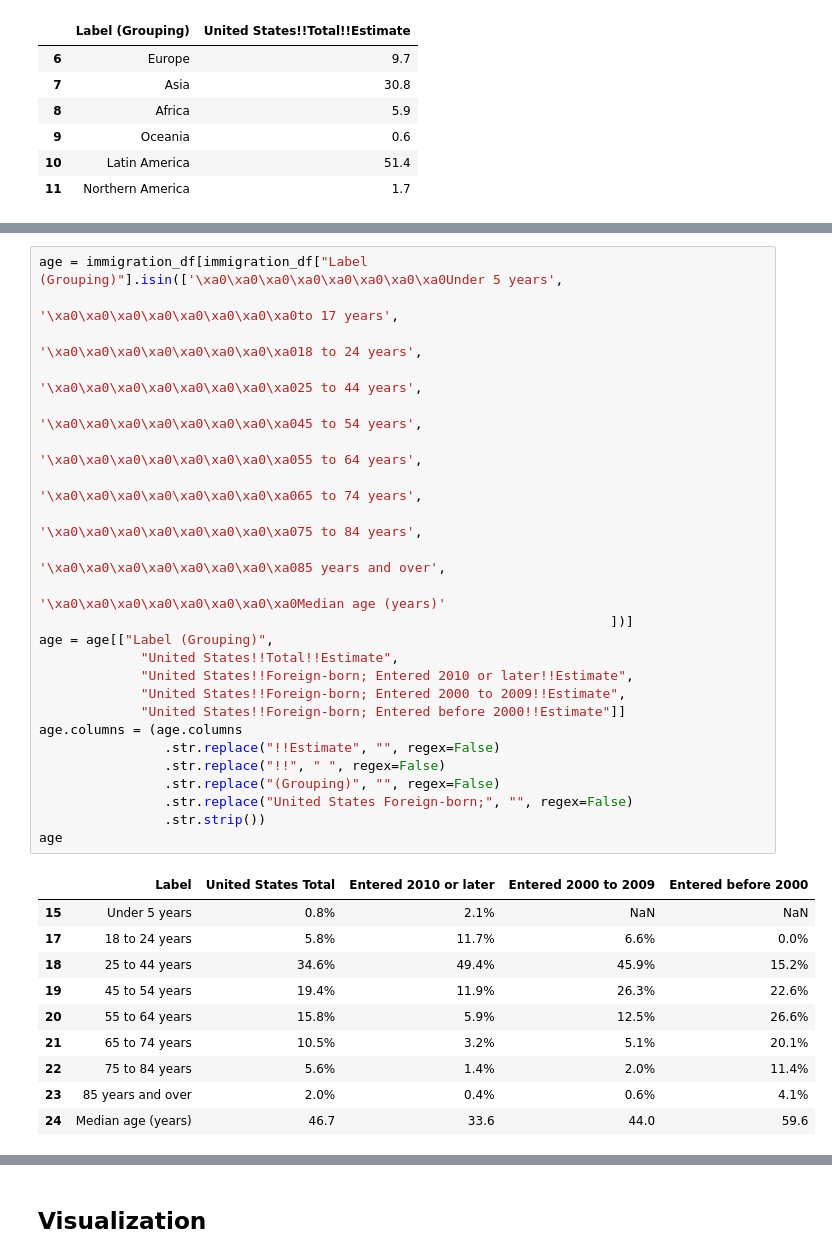
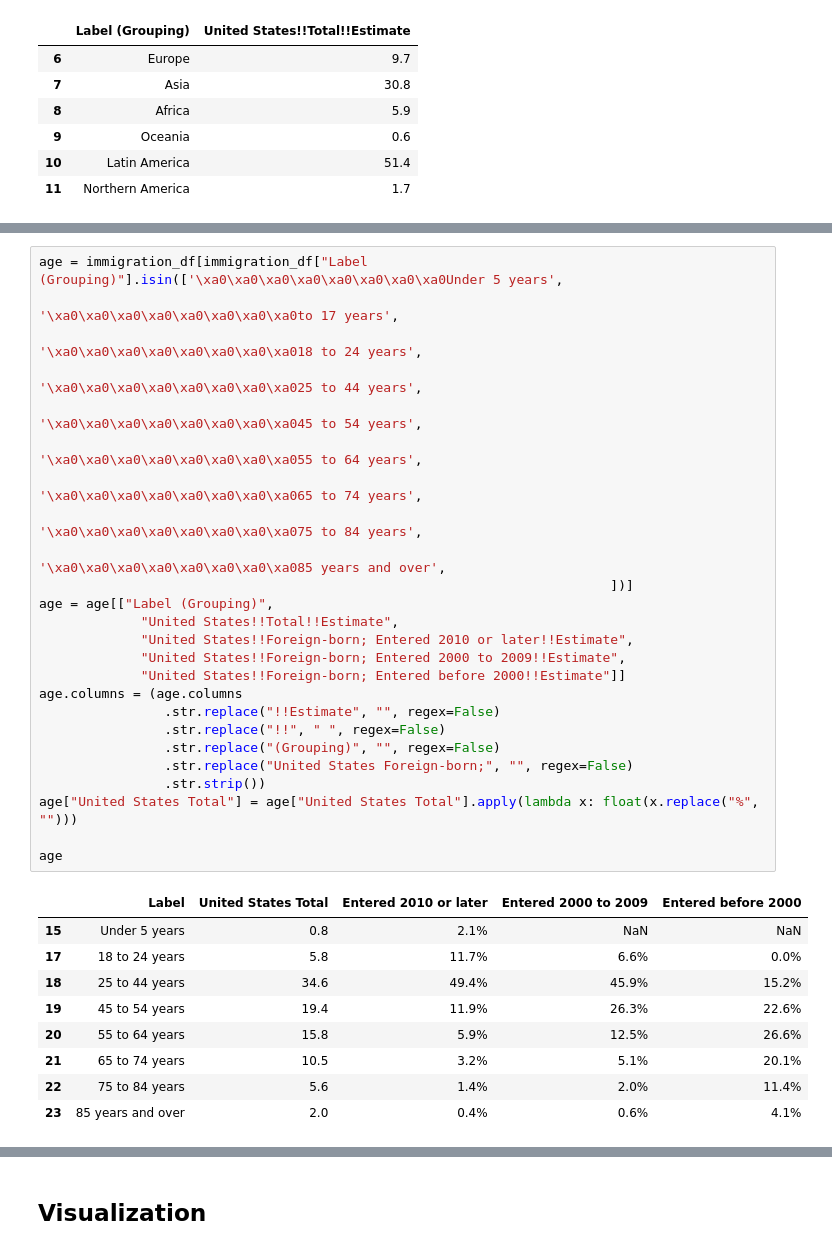
Before and after one commit to kevin-solano/data-227-project, a Jupyter notebook: midterm_checkin_2.ipynb, the cells around one changed output, grey strips where cells are left out. Cells and saved outputs as stored; diff of their text form.

Commit message:
demo tables + graphs

```diff
--- a/midterm_checkin_2.ipynb
+++ b/midterm_checkin_2.ipynb
@@ -65,38 +66,38 @@ gender
 # %%
 age = immigration_df[immigration_df["Label (Grouping)"].isin(['\xa0\xa0\xa0\xa0\xa0\xa0\xa0\xa0Under 5 years',
                                                                          '\xa0\xa0\xa0\xa0\xa0\xa0\xa0\xa0to 17 years',
                                                                          '\xa0\xa0\xa0\xa0\xa0\xa0\xa0\xa018 to 24 years',
                                                                          '\xa0\xa0\xa0\xa0\xa0\xa0\xa0\xa025 to 44 years',
                                                                          '\xa0\xa0\xa0\xa0\xa0\xa0\xa0\xa045 to 54 years',
                                                                          '\xa0\xa0\xa0\xa0\xa0\xa0\xa0\xa055 to 64 years',
                                                                          '\xa0\xa0\xa0\xa0\xa0\xa0\xa0\xa065 to 74 years',
                                                                          '\xa0\xa0\xa0\xa0\xa0\xa0\xa0\xa075 to 84 years',
                                                                          '\xa0\xa0\xa0\xa0\xa0\xa0\xa0\xa085 years and over',
-                                                                         '\xa0\xa0\xa0\xa0\xa0\xa0\xa0\xa0Median age (years)'
                                                                          ])]
 age = age[["Label (Grouping)",
              "United States!!Total!!Estimate",
              "United States!!Foreign-born; Entered 2010 or later!!Estimate",
              "United States!!Foreign-born; Entered 2000 to 2009!!Estimate",
              "United States!!Foreign-born; Entered before 2000!!Estimate"]]
 age.columns = (age.columns
                 .str.replace("!!Estimate", "", regex=False)
                 .str.replace("!!", " ", regex=False)
                 .str.replace("(Grouping)", "", regex=False)
                 .str.replace("United States Foreign-born;", "", regex=False)
                 .str.strip())
+age["United States Total"] = age["United States Total"].apply(lambda x: float(x.replace("%", "")))
+
 age
 # %% [output]
 |  | Label | United States Total | Entered 2010 or later | Entered 2000 to 2009 | Entered before 2000 |
-| 15 | Under 5 years | 0.8% | 2.1% | NaN | NaN |
-| 17 | 18 to 24 years | 5.8% | 11.7% | 6.6% | 0.0% |
-| 18 | 25 to 44 years | 34.6% | 49.4% | 45.9% | 15.2% |
-| 19 | 45 to 54 years | 19.4% | 11.9% | 26.3% | 22.6% |
-| 20 | 55 to 64 years | 15.8% | 5.9% | 12.5% | 26.6% |
-| 21 | 65 to 74 years | 10.5% | 3.2% | 5.1% | 20.1% |
-| 22 | 75 to 84 years | 5.6% | 1.4% | 2.0% | 11.4% |
-| 23 | 85 years and over | 2.0% | 0.4% | 0.6% | 4.1% |
-| 24 | Median age (years) | 46.7 | 33.6 | 44.0 | 59.6 |
+| 15 | Under 5 years | 0.8 | 2.1% | NaN | NaN |
+| 17 | 18 to 24 years | 5.8 | 11.7% | 6.6% | 0.0% |
+| 18 | 25 to 44 years | 34.6 | 49.4% | 45.9% | 15.2% |
+| 19 | 45 to 54 years | 19.4 | 11.9% | 26.3% | 22.6% |
+| 20 | 55 to 64 years | 15.8 | 5.9% | 12.5% | 26.6% |
+| 21 | 65 to 74 years | 10.5 | 3.2% | 5.1% | 20.1% |
+| 22 | 75 to 84 years | 5.6 | 1.4% | 2.0% | 11.4% |
+| 23 | 85 years and over | 2.0 | 0.4% | 0.6% | 4.1% |
 # %%
 race = immigration_df[immigration_df["Label (Grouping)"].isin(['\xa0\xa0\xa0\xa0\xa0\xa0\xa0\xa0One race',
                                                                '\xa0\xa0\xa0\xa0\xa0\xa0\xa0\xa0\xa0\xa0\xa0\xa0White',
```
Also changed, not shown: parts of 3 cells of this notebook.
